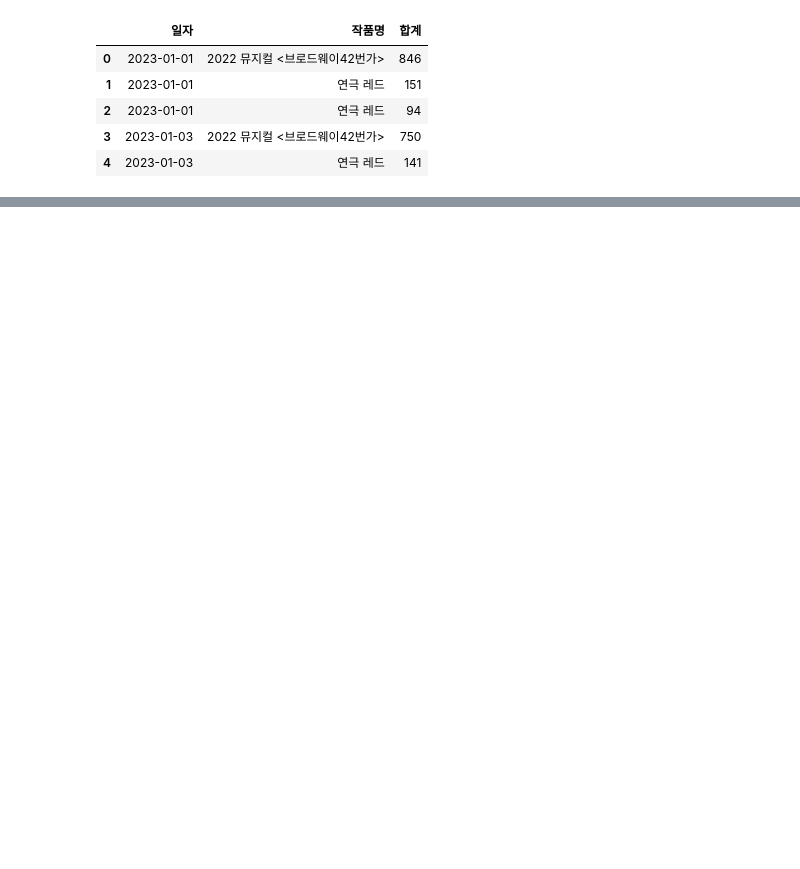
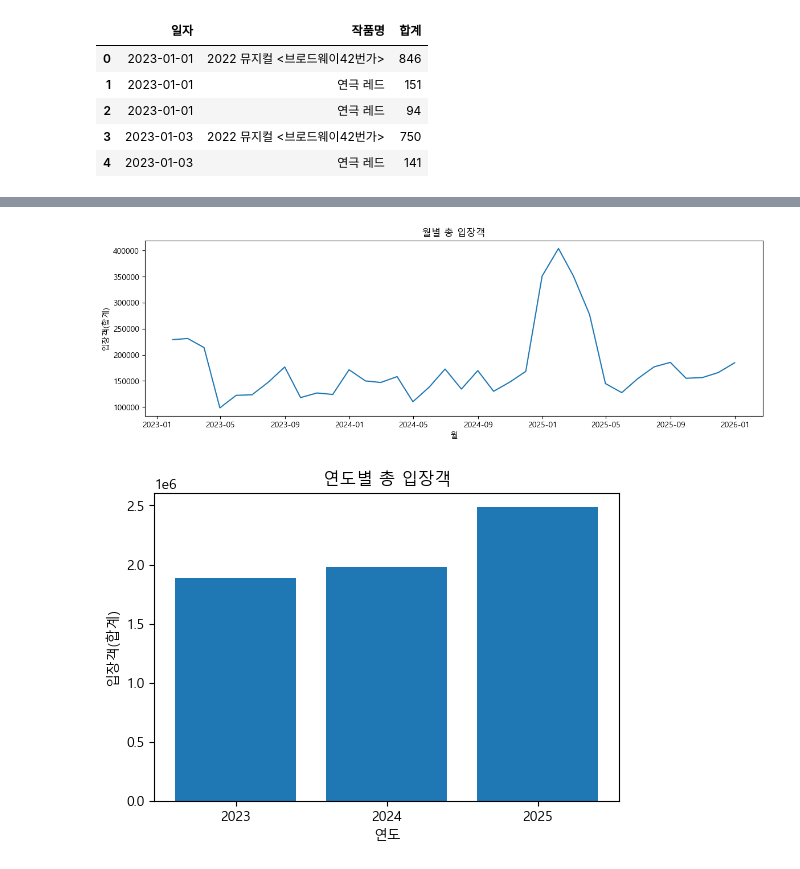
Before and after one commit to Encore-SKN-24/EDA_MINI_4TEAM, a Jupyter notebook: mini04.ipynb, the cells around one changed output, grey strips where cells are left out. Drawn from its saved outputs; the diff is of its cells as text; code cells hidden in the pictures; blank space fills up the shorter version.

```diff
--- a/mini04.ipynb
+++ b/mini04.ipynb
@@ -78,0 +101,22 @@ Name: 일자, dtype: datetime64[ns]
+# %%
+monthly = df.set_index("일자")["합계"].resample("M").sum()
+
+plt.figure(figsize=(14,4))
+plt.plot(monthly.index, monthly.values)
+plt.title("월별 총 입장객")
+plt.xlabel("월")
+plt.ylabel("입장객(합계)")
+plt.show()
+
+
+yearly = df.set_index("일자")["합계"].resample("Y").sum()
+
+plt.figure(figsize=(6,4))
+plt.bar(yearly.index.year.astype(str), yearly.values)
+plt.title("연도별 총 입장객")
+plt.xlabel("연도")
+plt.ylabel("입장객(합계)")
+plt.show()
+# %% [output]
+[figure, added]
+[figure, added]
```
Also changed, not shown: parts of 5 cells of this notebook.
